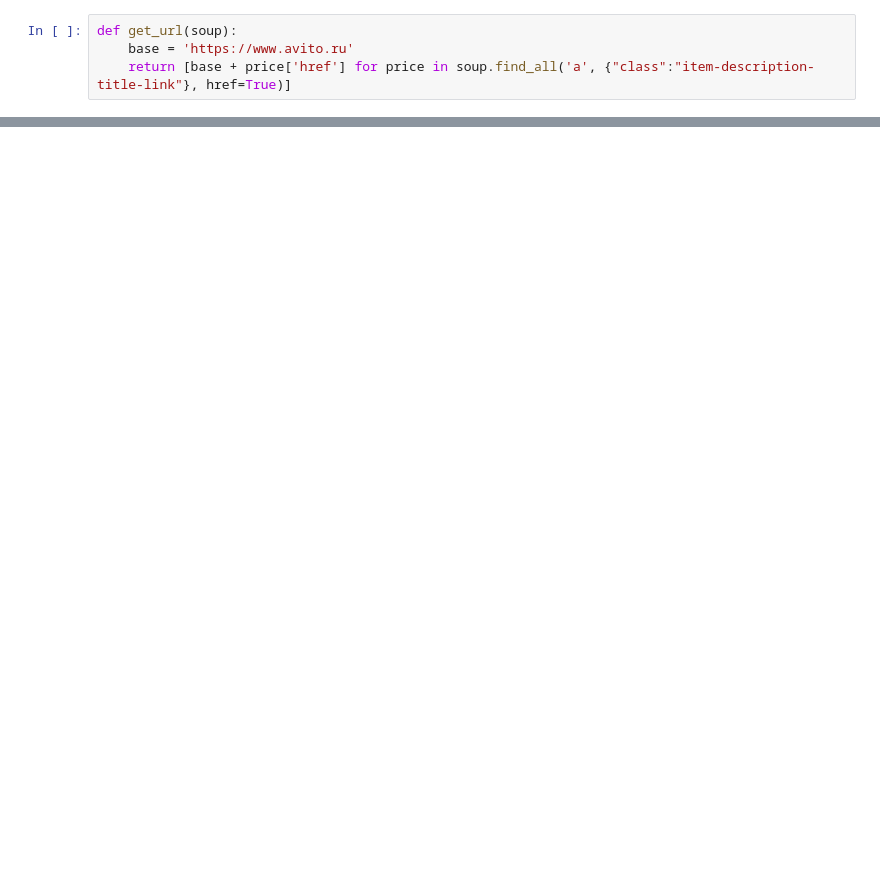
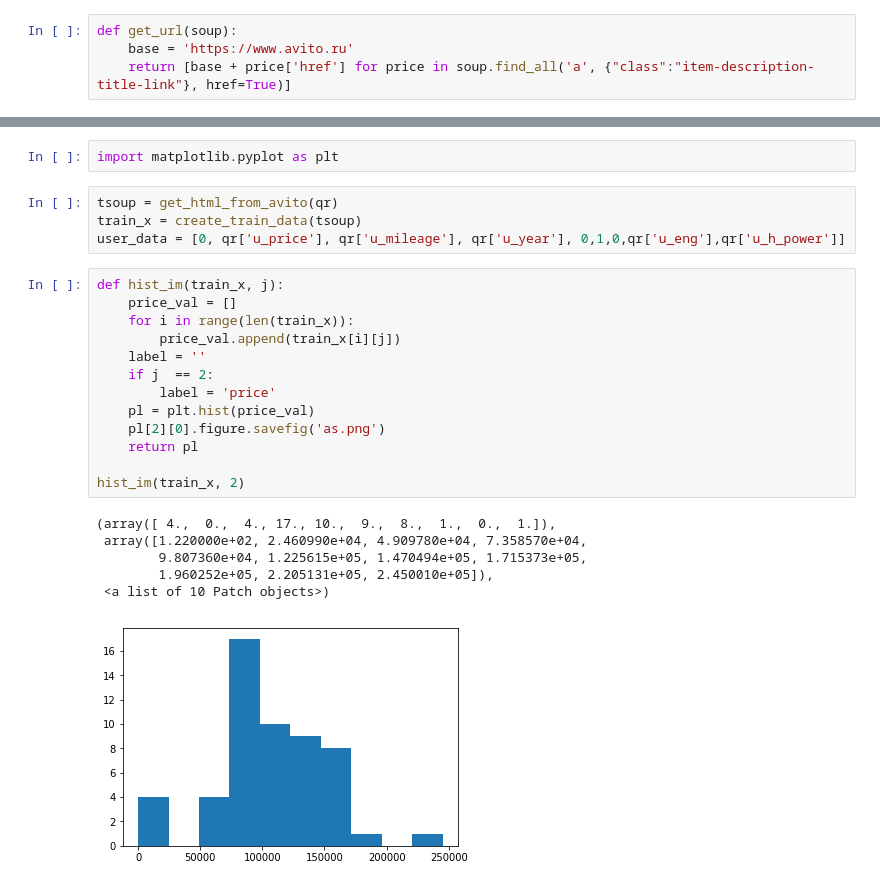
Before and after one commit to dslvt/on-na, a Jupyter notebook: jnotebook/site parsing.ipynb, the cells around one changed output, grey strips where cells are left out. Drawn from its saved outputs; the diff is of its cells as text; blank space fills up the shorter version.

```diff
--- a/jnotebook/site parsing.ipynb
+++ b/jnotebook/site parsing.ipynb
@@ -369,0 +306,26 @@ soupt = bf(dt.data, 'html.parser')
+# %%
+import matplotlib.pyplot as plt
+# %%
+tsoup = get_html_from_avito(qr)
+train_x = create_train_data(tsoup)
+user_data = [0, qr['u_price'], qr['u_mileage'], qr['u_year'], 0,1,0,qr['u_eng'],qr['u_h_power']]
+# %%
+def hist_im(train_x, j):
+    price_val = []
+    for i in range(len(train_x)):
+        price_val.append(train_x[i][j])
+    label = ''
+    if j  == 2:
+        label = 'price'
+    pl = plt.hist(price_val)
+    pl[2][0].figure.savefig('as.png')
+    return pl
+
+hist_im(train_x, 2)
+# %% [output]
+(array([ 4.,  0.,  4., 17., 10.,  9.,  8.,  1.,  0.,  1.]),
+ array([1.220000e+02, 2.460990e+04, 4.909780e+04, 7.358570e+04,
+        9.807360e+04, 1.225615e+05, 1.470494e+05, 1.715373e+05,
+        1.960252e+05, 2.205131e+05, 2.450010e+05]),
+ <a list of 10 Patch objects>)
+[figure, added]
```
Also changed, not shown: parts of 26 cells of this notebook, 11 other files.
